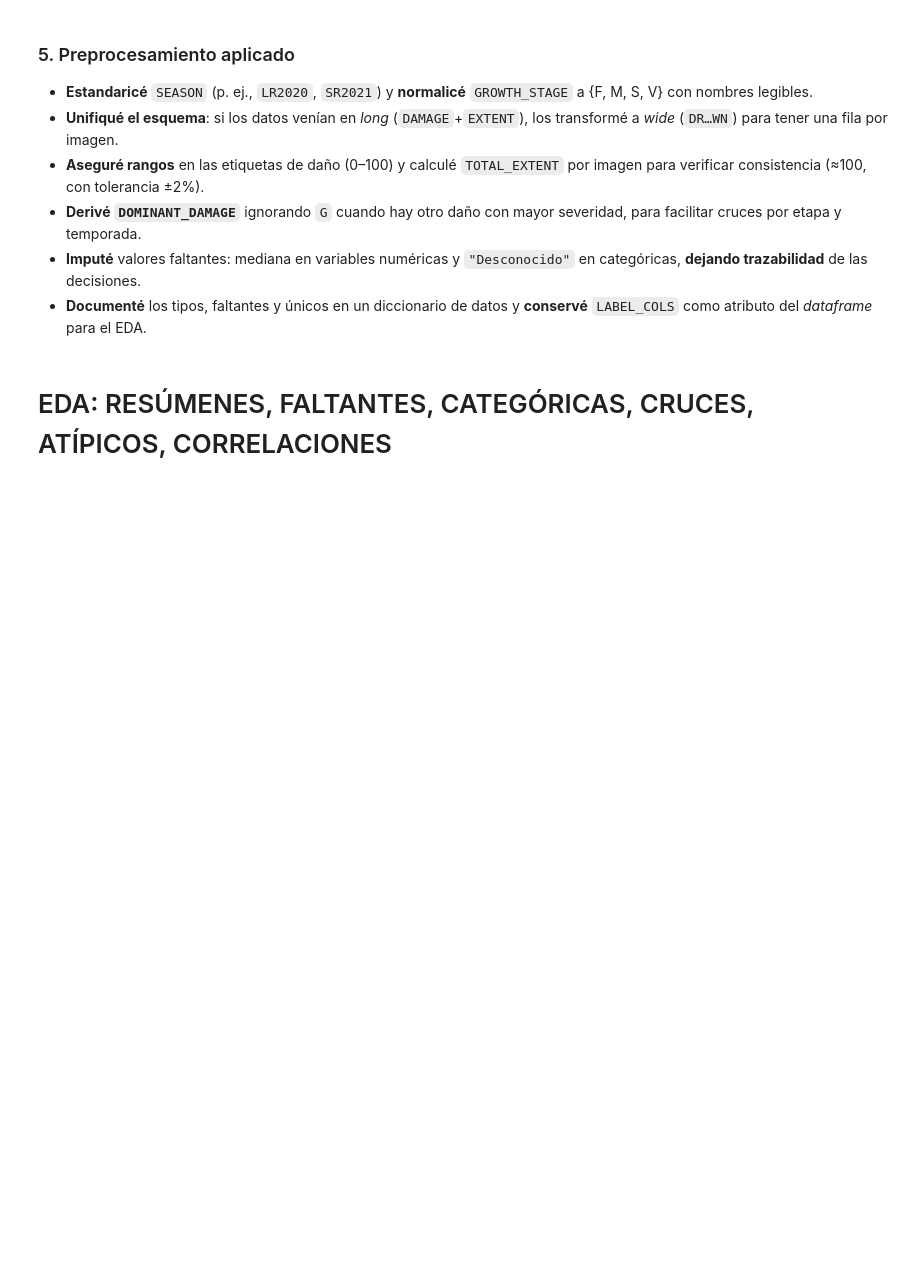
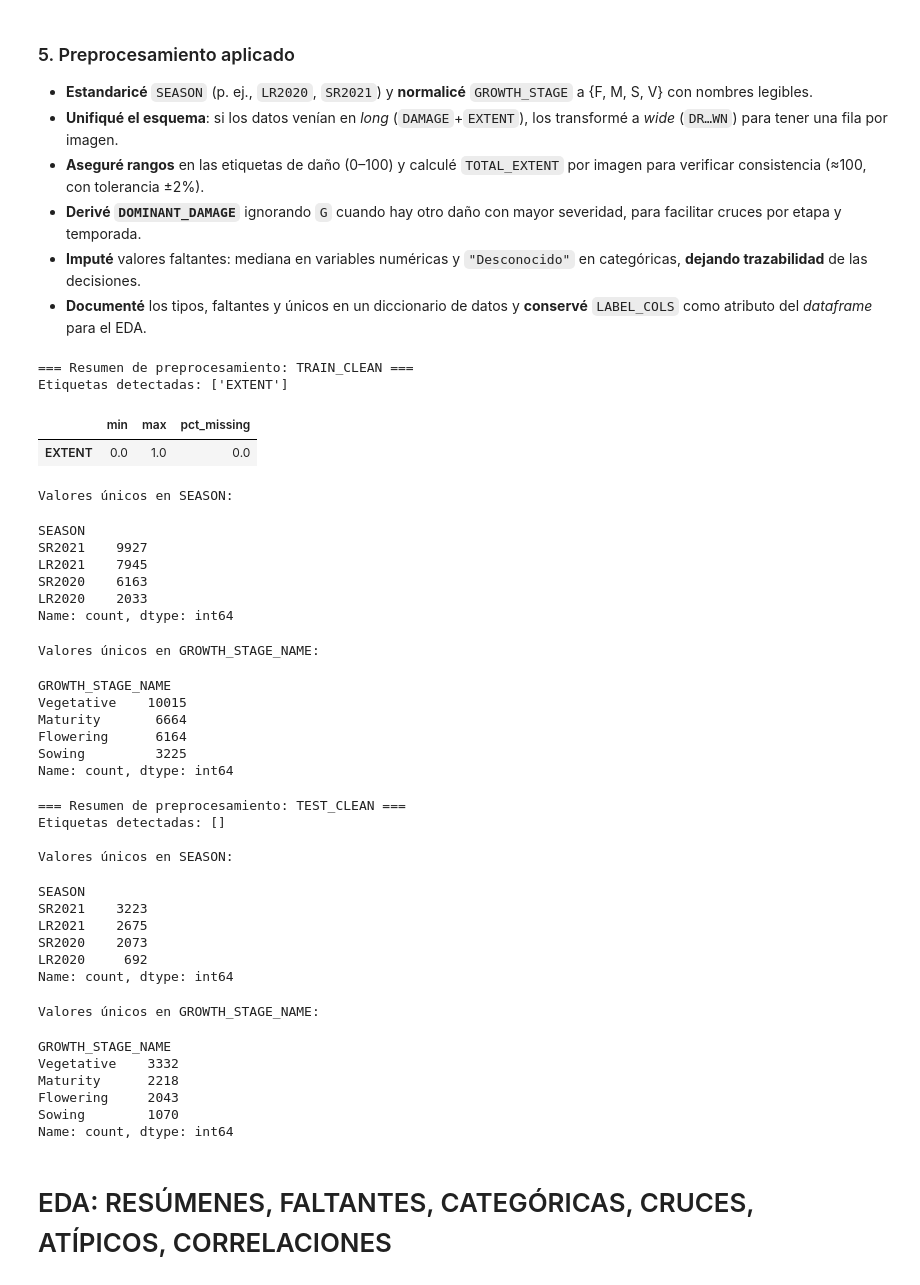
Before and after one commit to mar22266/PY2-DS, a Jupyter notebook: PY2.ipynb, the cells around one changed output. Cells and saved outputs as stored; diff of their text form; code cells hidden in the pictures; blank space fills up the shorter version.

Commit message:
FEAT: Se agregó un resumen del preprocesamiento

```diff
--- a/PY2.ipynb
+++ b/PY2.ipynb
@@ -589,6 +589,76 @@ LABEL_COLS detectadas: ['EXTENT']
 - **Derivé `DOMINANT_DAMAGE`** ignorando `G` cuando hay otro daño con mayor severidad, para facilitar cruces por etapa y temporada.
 - **Imputé** valores faltantes: mediana en variables numéricas y `"Desconocido"` en categóricas, **dejando trazabilidad** de las decisiones.
 - **Documenté** los tipos, faltantes y únicos en un diccionario de datos y **conservé** `LABEL_COLS` como atributo del *dataframe* para el EDA.
+# %%
+# Chequeos post–preprocesamiento (evidencia para la rúbrica)
+import numpy as np, pandas as pd
+
+def resumen_preproc(df, nombre="TRAIN_CLEAN", tol=2):
+    print(f"\n=== Resumen de preprocesamiento: {nombre} ===")
+    label_cols = df.attrs.get("LABEL_COLS", [])
+    print("Etiquetas detectadas:", label_cols)
+
+    # 1) Rango 0–100 en etiquetas
+    if label_cols:
+        rangos = pd.DataFrame({
+            "min": df[label_cols].min(),
+            "max": df[label_cols].max(),
+            "pct_missing": df[label_cols].isna().mean().round(4)
+        })
+        display(rangos)
+
+    # 2) Suma de porcentajes ≈ 100
+    if "TOTAL_EXTENT" in df.columns:
+        ok = df["TOTAL_EXTENT"].between(100 - tol, 100 + tol)
+        print(f"Suma de etiquetas ≈100 (±{tol}%): {ok.mean():.2%} de las filas")
+        if (~ok).any():
+            print("Ejemplos fuera de rango (TOTAL_EXTENT):")
+            display(df.loc[~ok, ["TOTAL_EXTENT"] + label_cols].head(5))
+
+    # 3) Categorías estandarizadas
+    for col in ["SEASON", "GROWTH_STAGE", "GROWTH_STAGE_NAME"]:
+        if col in df.columns:
+            print(f"\nValores únicos en {col}:")
+            display(df[col].value_counts(dropna=False).head(20))
+
+resumen_preproc(TRAIN_CLEAN, "TRAIN_CLEAN", tol=2)
+resumen_preproc(TEST_CLEAN,  "TEST_CLEAN",  tol=2)
+# %% [output]
+=== Resumen de preprocesamiento: TRAIN_CLEAN ===
+Etiquetas detectadas: ['EXTENT']
+|  | min | max | pct_missing |
+| EXTENT | 0.0 | 1.0 | 0.0 |
+Valores únicos en SEASON:
+SEASON
+SR2021    9927
+LR2021    7945
+SR2020    6163
+LR2020    2033
+Name: count, dtype: int64
+Valores únicos en GROWTH_STAGE_NAME:
+GROWTH_STAGE_NAME
+Vegetative    10015
+Maturity       6664
+Flowering      6164
+Sowing         3225
+Name: count, dtype: int64
+=== Resumen de preprocesamiento: TEST_CLEAN ===
+Etiquetas detectadas: []
+
+Valores únicos en SEASON:
+SEASON
+SR2021    3223
+LR2021    2675
+SR2020    2073
+LR2020     692
+Name: count, dtype: int64
+Valores únicos en GROWTH_STAGE_NAME:
+GROWTH_STAGE_NAME
+Vegetative    3332
+Maturity      2218
+Flowering     2043
+Sowing        1070
+Name: count, dtype: int64
 # %% [markdown]
 # EDA: RESÚMENES, FALTANTES, CATEGÓRICAS, CRUCES, ATÍPICOS, CORRELACIONES
 # %%
```
Also changed, not shown: parts of 3 cells of this notebook, 3 other files.
